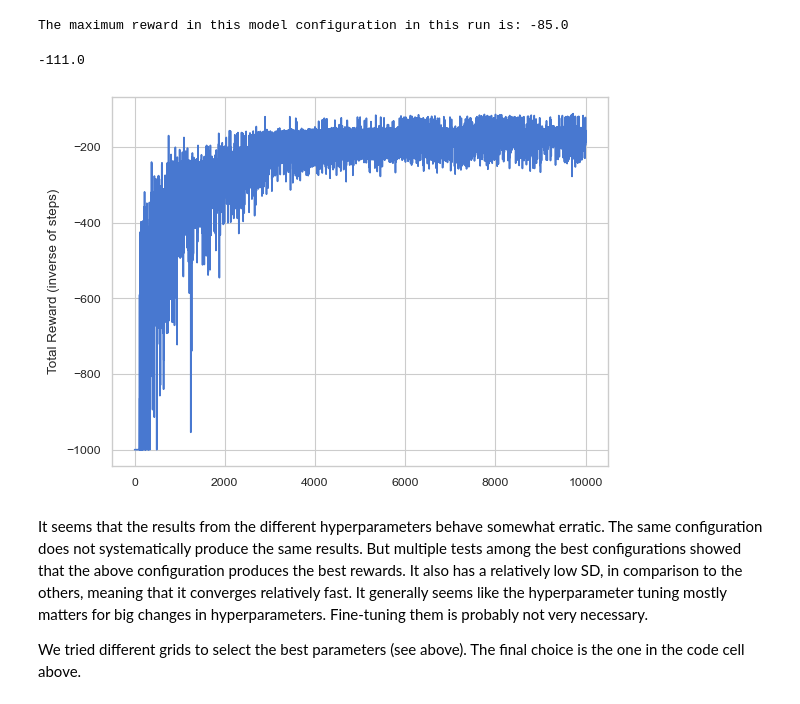
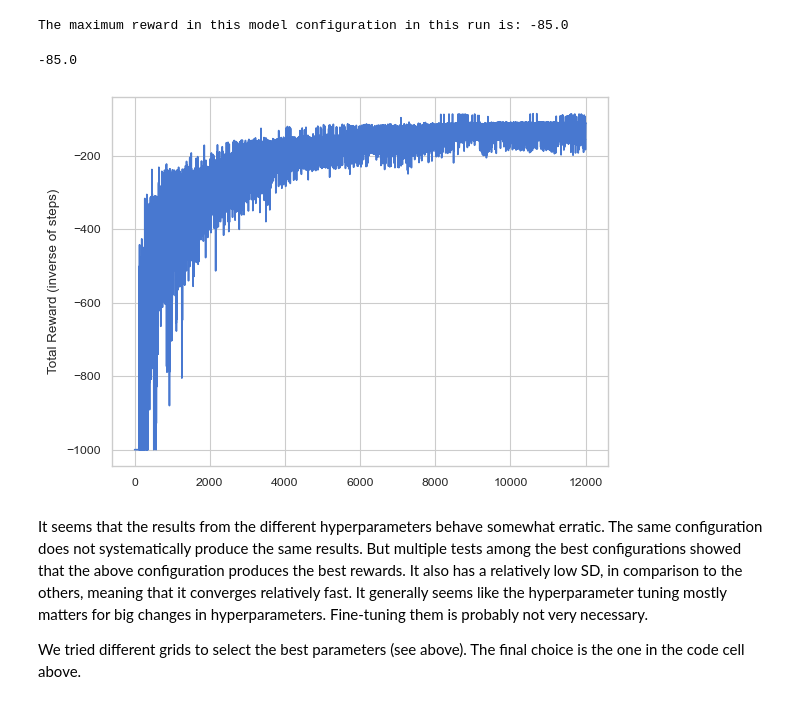
Before and after one commit to eduardotanqueiro/Project3-AAA, a Jupyter notebook: src/AAA2324_P3_62515_62928.ipynb, the cells around one changed output. Cells and saved outputs as stored; diff of their text form; code cells hidden in the pictures.

```diff
--- a/src/AAA2324_P3_62515_62928.ipynb
+++ b/src/AAA2324_P3_62515_62928.ipynb
@@ -420,6 +420,9 @@ Running Q-learning for alpha=0.6, gamma=0.85, epsilon=0.001
 | 2 | 0.6 | 0.85 | 0.000 | -87.7 | 2.570992 |
 | 3 | 0.6 | 0.95 | 0.001 | -92.0 | 7.835815 |
 | 4 | 0.6 | 0.85 | 0.001 | -86.5 | 2.729469 |
+# %%
+num_episodes = 12001
+num_steps = 1000
 # %%
 # Implement q-learning with the best hyperparameters
 best_alpha = 0.6
@@ -433,14 +436,14 @@ print(f"The maximum reward in this model configuration in this run is: {max(tota
 The maximum reward in this model configuration in this run is: -85.0
 # %%
 # Plot results
-print(max(arr_total_rewards))
+print(max(total_rewards))
 
 plt.ylabel("Total Reward (inverse of steps)")
-plt.plot(range(0,num_episodes),arr_total_rewards)
+plt.plot(range(0,num_episodes),total_rewards)
 plt.show()
 # %% [output]
--111.0
+-85.0
-[figure, old version]
+[figure, new version]
 # %% [markdown]
 It seems that the results from the different hyperparameters behave somewhat erratic. The same configuration does not systematically produce the same results.
 But multiple tests among the best configurations showed that the above configuration produces the best rewards. It also has a relatively low SD, in comparison to the others, meaning that it converges relatively fast. It generally seems like the hyperparameter tuning mostly matters for big changes in hyperparameters. Fine-tuning them is probably not very necessary.
```
Also changed, not shown: parts of 3 cells of this notebook.
